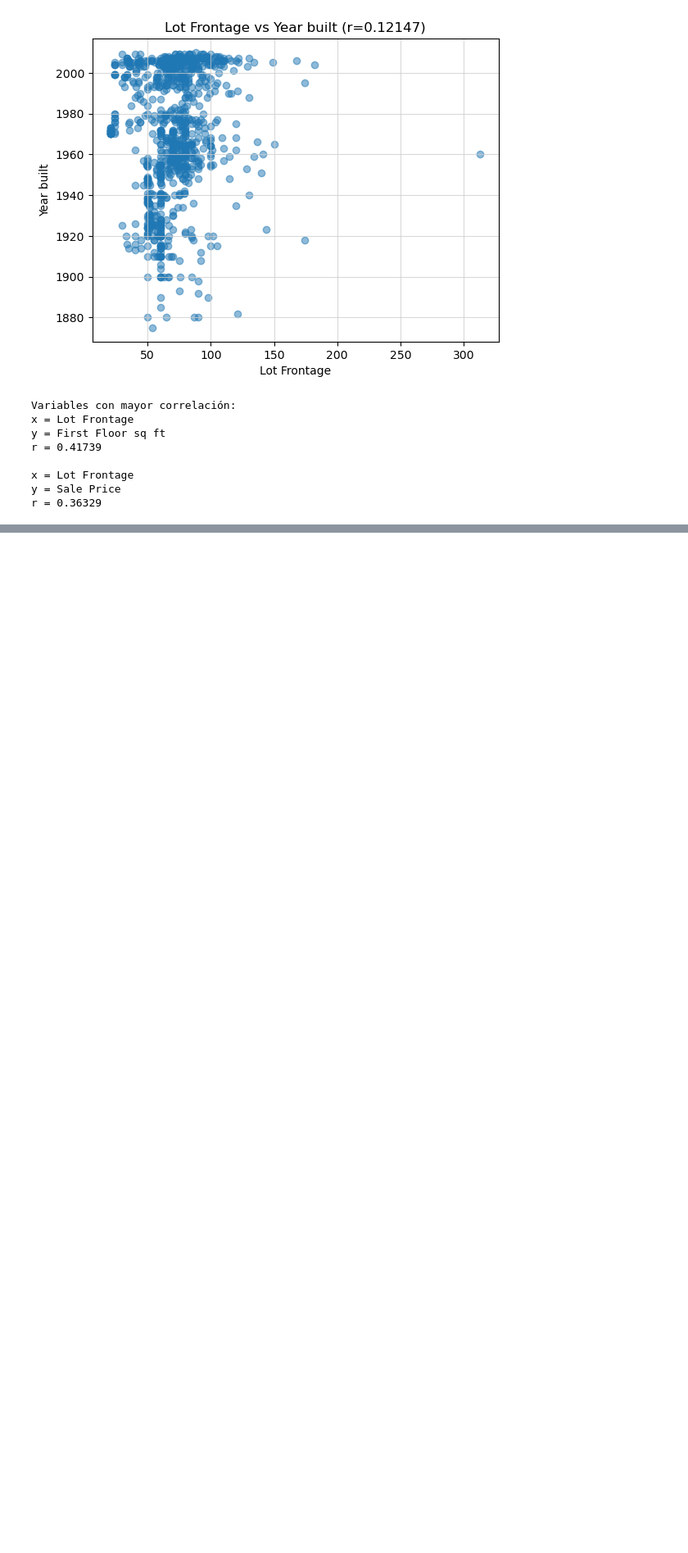
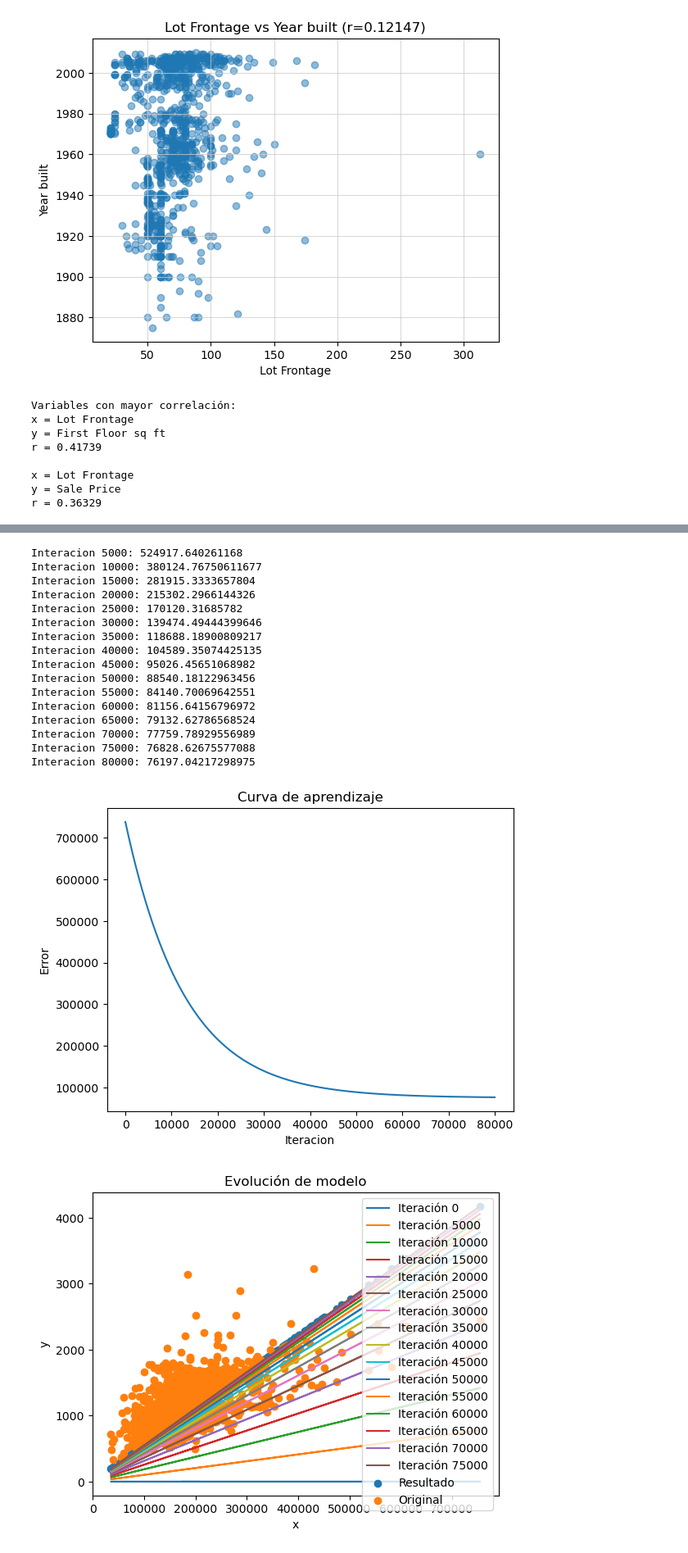
Before and after one commit to SirJose/Proyecto1, a Jupyter notebook: Proyecto1.ipynb, the cells around one changed output, grey strips where cells are left out. Shown at 82% size. Cells and saved outputs as stored; diff of their text form; code cells hidden in the pictures; blank space fills up the shorter version.

```diff
--- a/Proyecto1.ipynb
+++ b/Proyecto1.ipynb
@@ -467,0 +512,28 @@ Aqui va plot de modelo
+# %%
+epochs = 80000
+print_error_cada = 5000
+alpha = 0.000000000000001
+
+modelo1 = ModeloRegresionLineal()
+parametros, errores = modelo1.entrenarModelo(saleprice,firstfloorsqft,epochs,print_error_cada,alpha)
+modelo1.plotCurvaAprendizaje()
+modelo1.plotModelo(5000)
+# %% [output]
+Interacion 5000: 524917.640261168
+Interacion 10000: 380124.76750611677
+Interacion 15000: 281915.3333657804
+Interacion 20000: 215302.2966144326
+Interacion 25000: 170120.31685782
+Interacion 30000: 139474.49444399646
+Interacion 35000: 118688.18900809217
+Interacion 40000: 104589.35074425135
+Interacion 45000: 95026.45651068982
+Interacion 50000: 88540.18122963456
+Interacion 55000: 84140.70069642551
+Interacion 60000: 81156.64156796972
+Interacion 65000: 79132.62786568524
+Interacion 70000: 77759.78929556989
+Interacion 75000: 76828.62675577088
+Interacion 80000: 76197.04217298975
+[figure, added]
+[figure, added]
```
Also changed, not shown: parts of 22 cells of this notebook.
